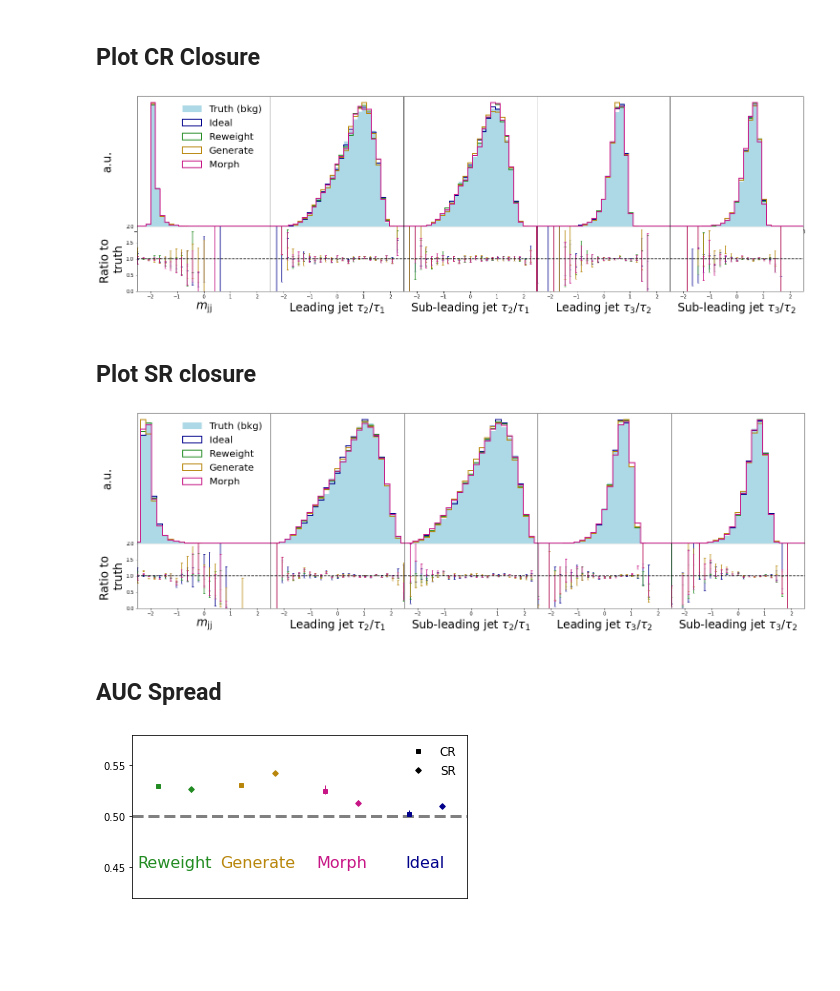
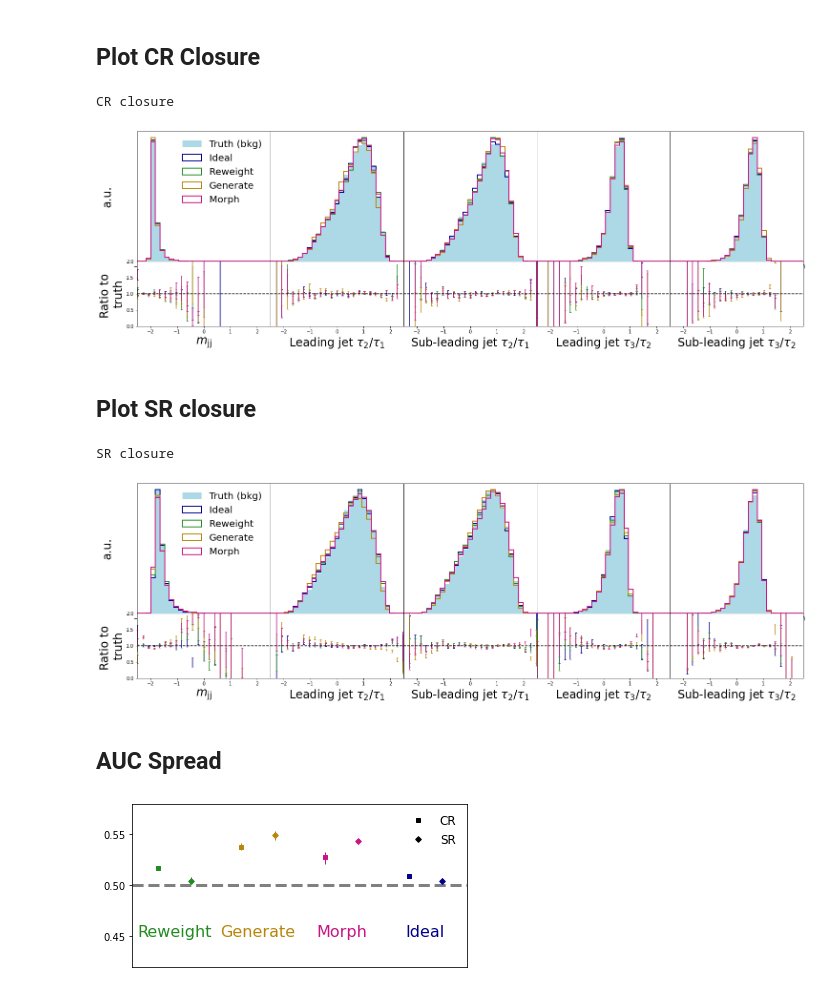
Before and after one commit to hep-lbdl/non-resonant-AD-extrapolation, a Jupyter notebook: graphics_notebooks/check_closure_ratios.ipynb, the cells around one changed output. Cells and saved outputs as stored; diff of their text form; code cells hidden in the pictures; blank space fills up the shorter version.

```diff
--- a/graphics_notebooks/check_closure_ratios.ipynb
+++ b/graphics_notebooks/check_closure_ratios.ipynb
@@ -94,7 +147,7 @@ n_features = 5
 # %%
 # features
 np.seterr(divide='ignore', invalid='ignore')
-
+print("CR closure")
 fig, ax = plt.subplots(2, n_features, figsize = (5*n_features, 1.5*n_features), height_ratios=[2, 1])
 
 for i in range(n_features):
@@ -141,13 +194,14 @@ plt.subplots_adjust(wspace = 0, hspace = 0)
 plt.savefig("../plots/physics_features_ratios_CR.pdf")
 plt.show()
 # %% [output]
+CR closure
-[figure, old version]
+[figure, new version]
 # %% [markdown]
 ## Plot SR closure
 # %%
 # features
 np.seterr(divide='ignore', invalid='ignore')
-
+print("SR closure")
 fig, ax = plt.subplots(2, n_features, figsize = (5*n_features, 1.5*n_features), height_ratios=[2, 1])
 
 for i in range(n_features):
@@ -156,45 +210,46 @@ for i in range(n_features):
     truth_density , _,_ = ax[0,i].hist(samples_sr_dict["truth"][:,i], color = colors_dict["truth"], bins = bins, label = "Truth (bkg)", density = True)
     hist_denom, _ = np.histogram(samples_sr_dict["truth"][:,i], bins = bins, density = False)
     errors_denom = np.sqrt(hist_denom)
-    ax[0,i].set_xlim(-2.5, 2.5)
+    ax[0,i].set_xlim(-3, 3)
 
     for k in keys_to_plot:
 
-
         loc_density, _ ,_ = ax[0,i].hist(samples_sr_dict[k][:,i], bins = bins, label = k, histtype = "step", density = True, color = colors_dict[k], lw = 2, weights = weights_sr_dict[k])
         loc_hist, _ = np.histogram(samples_sr_dict[k][:,i], bins = bins, density = False, weights = weights_sr_dict[k])
-
+        loc_hist = np.nan_to_num(loc_hist)
 
         loc_errors = np.sqrt(loc_hist)
         loc_ratio = loc_density/truth_density
+
         loc_errors_ratio = np.sqrt ( (errors_denom/hist_denom)**2 + (loc_errors/loc_hist)**2 ) * loc_ratio
         ax[1,i].errorbar(bin_centers, loc_ratio, yerr = loc_errors_ratio, linestyle = "", color = colors_dict[k], capsize = 2)
 
     ax[1,i].set_xlabel(xlabel_list[i], fontsize = f1)
     ax[1,i].axhline(1, color = "black", linestyle = "dashed")
     ax[1,i].set_xlim(-2.5, 2.5)
 
     ax[1,i].set_xticks(np.arange(-2, 3, 1))
     ax[1,i].set_ylim(0, 2)
 
 
 ax[0,0].set_ylabel("a.u.", fontsize = f1, labelpad = 50)
 ax[0,0].set_yticks([])
 ax[1,0].set_ylabel("Ratio to \ntruth", fontsize = f1)
 
 for i in range(1, n_features):
     ax[0,i].set_yticks([])
     ax[1,i].set_yticks([])
 
 
 ax[0,0].legend(frameon = False, fontsize = f2)
 
 
 plt.subplots_adjust(wspace = 0, hspace = 0)
-plt.savefig("../plots/physics_features_ratios_CR.pdf")
+plt.savefig("../plots/physics_features_ratios_SR.pdf")
 plt.show()
 # %% [output]
+SR closure
-[figure, old version]
+[figure, new version]
 # %% [markdown]
 ## AUC Spread
 # %%
@@ -205,25 +260,25 @@ centers = [1, 2, 3, 4]
 
 
 
-med_AUC_cr = {"Reweight":0.529792,
-              "Generate":0.53045401,
-              "Morph":0.5248047075 ,
-              "Ideal":0.5019510425}
+med_AUC_cr = {"Reweight":0.5171967825,
+              "Generate": 0.5376512449999999 ,
+              "Morph":0.5279516099999999,
+              "Ideal":0.5089798125}
 
-percentiles_AUC_cr = {"Reweight":[0.5275011, 0.5317890561],  # 16, 84
-                 "Generate": [0.5291605588000001, 0.5312193288000001],
-                 "Morph":[0.5220184728, 0.5307799722000001],
-                 "Ideal":[0.5004965138, 0.5060567654]}
+percentiles_AUC_cr = {"Reweight": [0.5147103596, 0.5185518288000001],  # 16, 84
+                 "Generate": [0.5350784670000001, 0.5414246970000001] ,
+                 "Morph": [0.5213327652000002, 0.5323444138],
+                 "Ideal":[0.5066405335999999, 0.5105467845999999]}
 
-med_AUC_sr = {"Reweight":0.5263526775,
-              "Generate": 0.5426923875,
-              "Morph":0.5127514825,
-              "Ideal": 0.5100015875}
+med_AUC_sr = {"Reweight": 0.5043012675 ,
+              "Generate":0.5495153724999999 ,
+              "Morph":0.5432646324999999,
+              "Ideal": 0.5038278525}
 
-percentiles_AUC_sr = {"Reweight":[0.5238589752, 0.5283268612],
-                 "Generate": [0.5416538108, 0.54441752],
-                 "Morph": [0.5122737074, 0.5163693391999999],
-                 "Ideal":[0.507937393, 0.5124824306]}
+percentiles_AUC_sr = {"Reweight": [0.5020987918, 0.5077762668],
+                 "Generate":  [0.5448804974, 0.5529630622],
+                 "Morph":   [0.5400575, 0.5453096612],
+                 "Ideal": [0.5024954358, 0.5070798878]}
 
 
 plt.figure(figsize = (6, 3))
@@ -257,4 +312,4 @@ plt.savefig("../plots/aucs_physics.pdf")
 
 plt.show()
 # %% [output]
-[figure, old version]
+[figure, new version]
```
Also changed, not shown: parts of 3 cells of this notebook, 4 other files.
